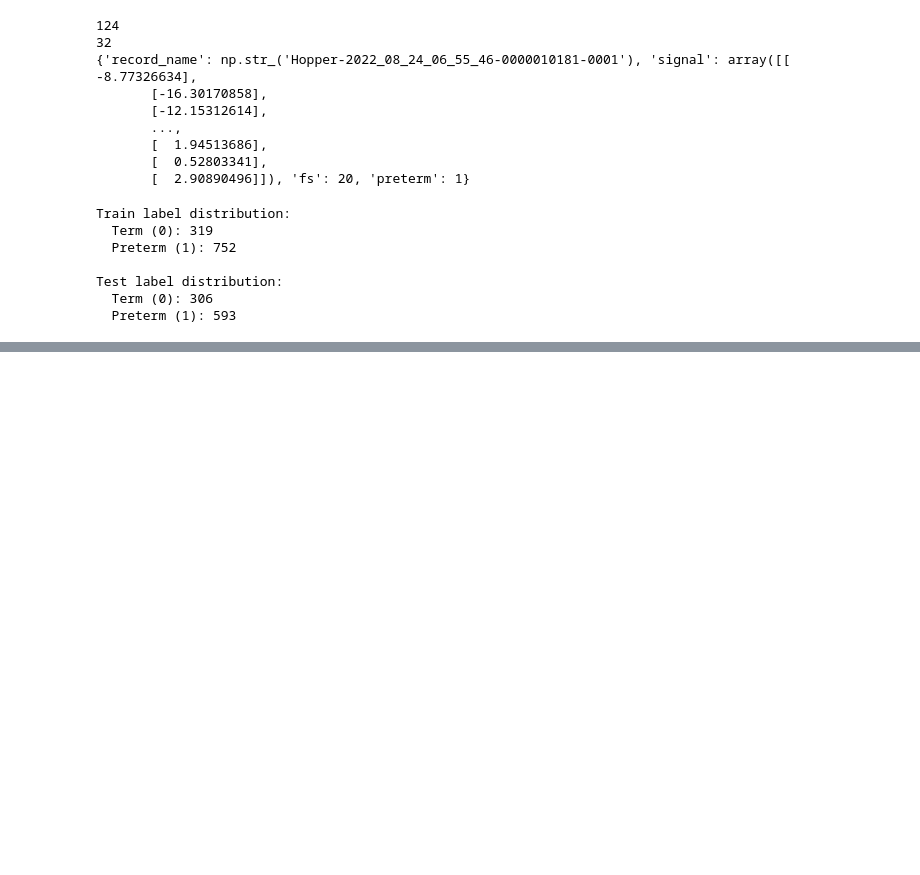
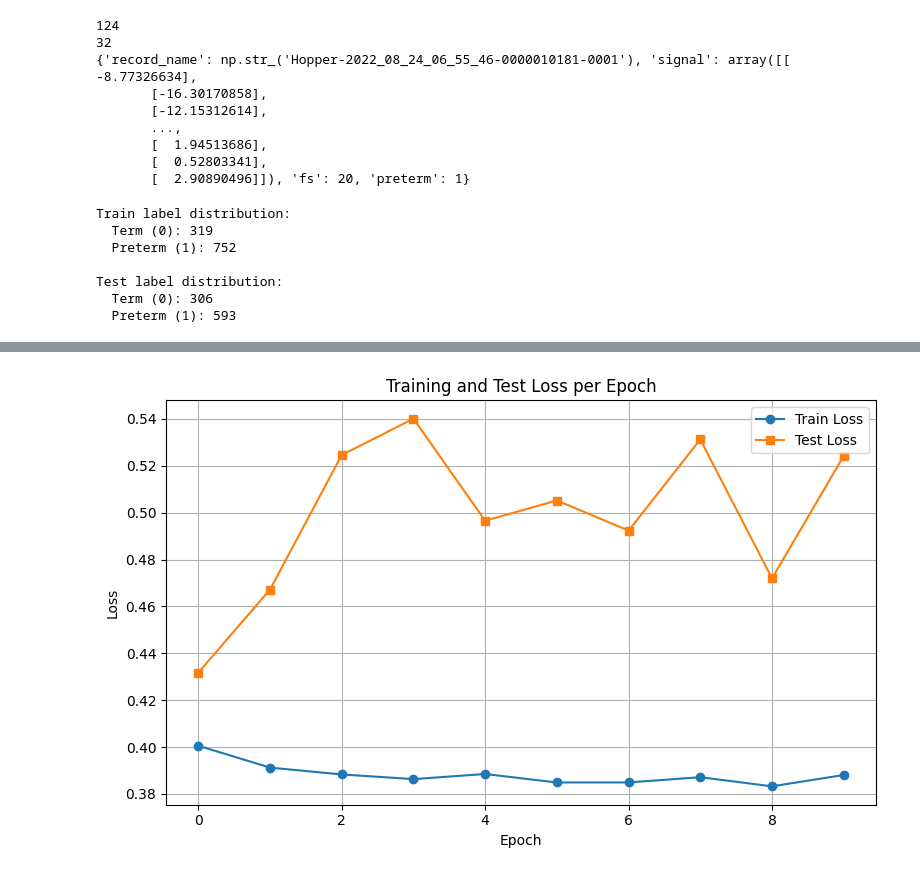
Before and after one commit to noorwertheim/Master-Thesis, a Jupyter notebook: notebooks/CNN_classifier.ipynb, the cells around one changed output, grey strips where cells are left out. Saved outputs shown, nothing was run; the diff lists cells and outputs as text; code cells hidden in the pictures; blank space fills up the shorter version.

```diff
--- a/notebooks/CNN_classifier.ipynb
+++ b/notebooks/CNN_classifier.ipynb
@@ -385,7 +390,9 @@ import torch.nn as nn
 
 input_length = 12000
 model = CNNClassifier(input_length=input_length, num_layers=num_layers, base_channels=base_channels)
-wandb.watch(model, log='all')
+model = model.to(device)
+wandb.watch(model, log='all', log_freq=10)
 # print(model)
 # Train
 model = train_model(model, train_loader, test_loader, epochs=epochs, lr=learning_rate)
+# %% [output]
@@ -392,3 +409,4 @@ model = train_model(model, train_loader, test_loader, epochs=epochs, lr=learning
+[figure, added]
 # %%
 from sklearn.metrics import (
     accuracy_score, precision_score, recall_score, f1_score,
```
Also changed, not shown: parts of 4 cells of this notebook, 3 other files.
